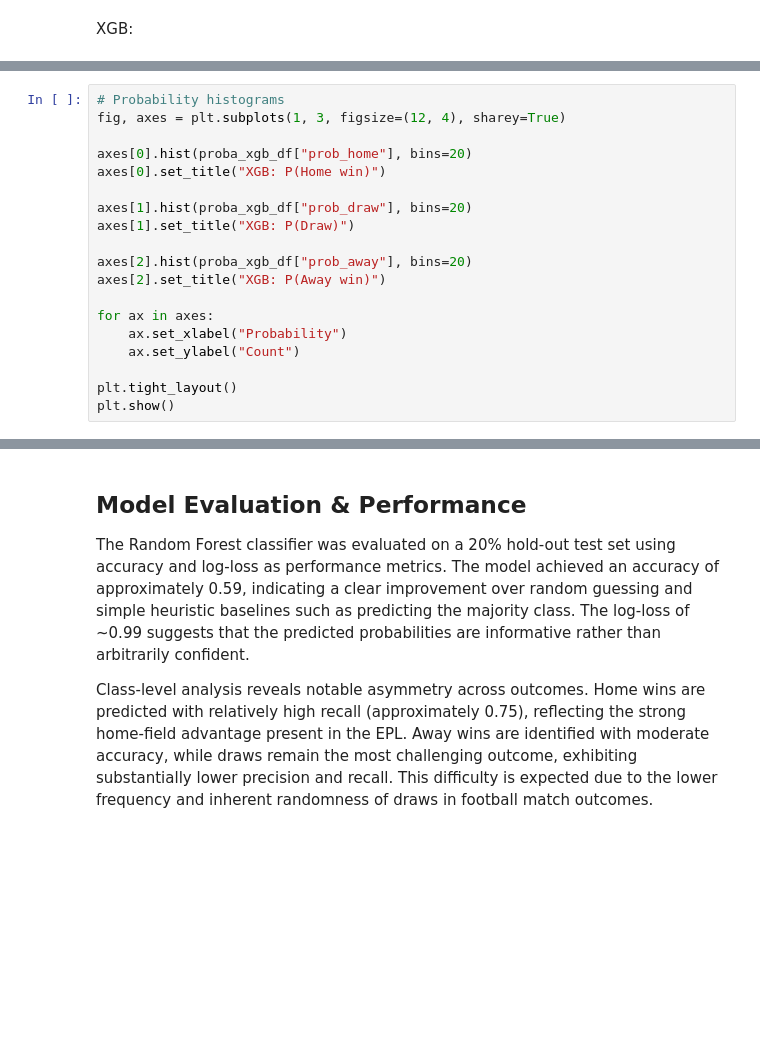
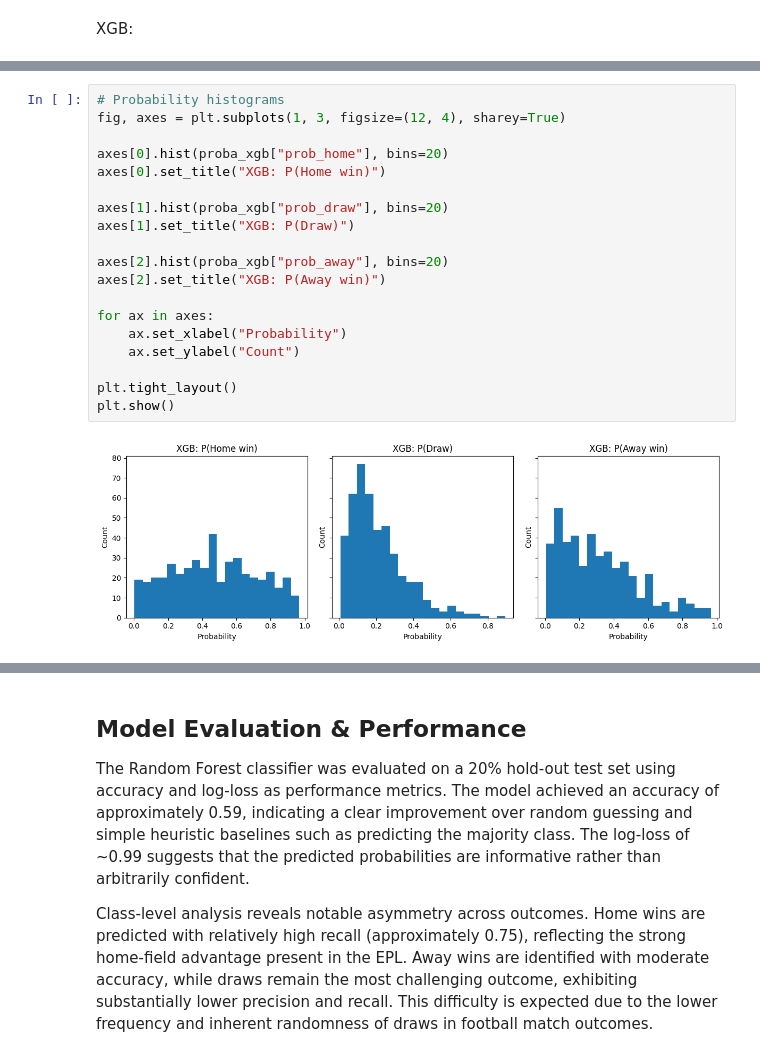
Before and after one commit to Uhtegi24/EPL-Prediction-model, a Jupyter notebook: notebooks/analysis.ipynb, the cells around one changed output, grey strips where cells are left out. Drawn from its saved outputs; the diff is of its cells as text; blank space fills up the shorter version.

```diff
--- a/notebooks/analysis.ipynb
+++ b/notebooks/analysis.ipynb
@@ -218,20 +267,22 @@ plt.show()
 # %%
 # Probability histograms
 fig, axes = plt.subplots(1, 3, figsize=(12, 4), sharey=True)
 
-axes[0].hist(proba_xgb_df["prob_home"], bins=20)
+axes[0].hist(proba_xgb["prob_home"], bins=20)
 axes[0].set_title("XGB: P(Home win)")
 
-axes[1].hist(proba_xgb_df["prob_draw"], bins=20)
+axes[1].hist(proba_xgb["prob_draw"], bins=20)
 axes[1].set_title("XGB: P(Draw)")
 
-axes[2].hist(proba_xgb_df["prob_away"], bins=20)
+axes[2].hist(proba_xgb["prob_away"], bins=20)
 axes[2].set_title("XGB: P(Away win)")
 
 for ax in axes:
     ax.set_xlabel("Probability")
     ax.set_ylabel("Count")
 
 plt.tight_layout()
 plt.show()
+# %% [output]
+[figure, added]
 # %%
```
Also changed, not shown: parts of 16 cells of this notebook, 1 other file.
